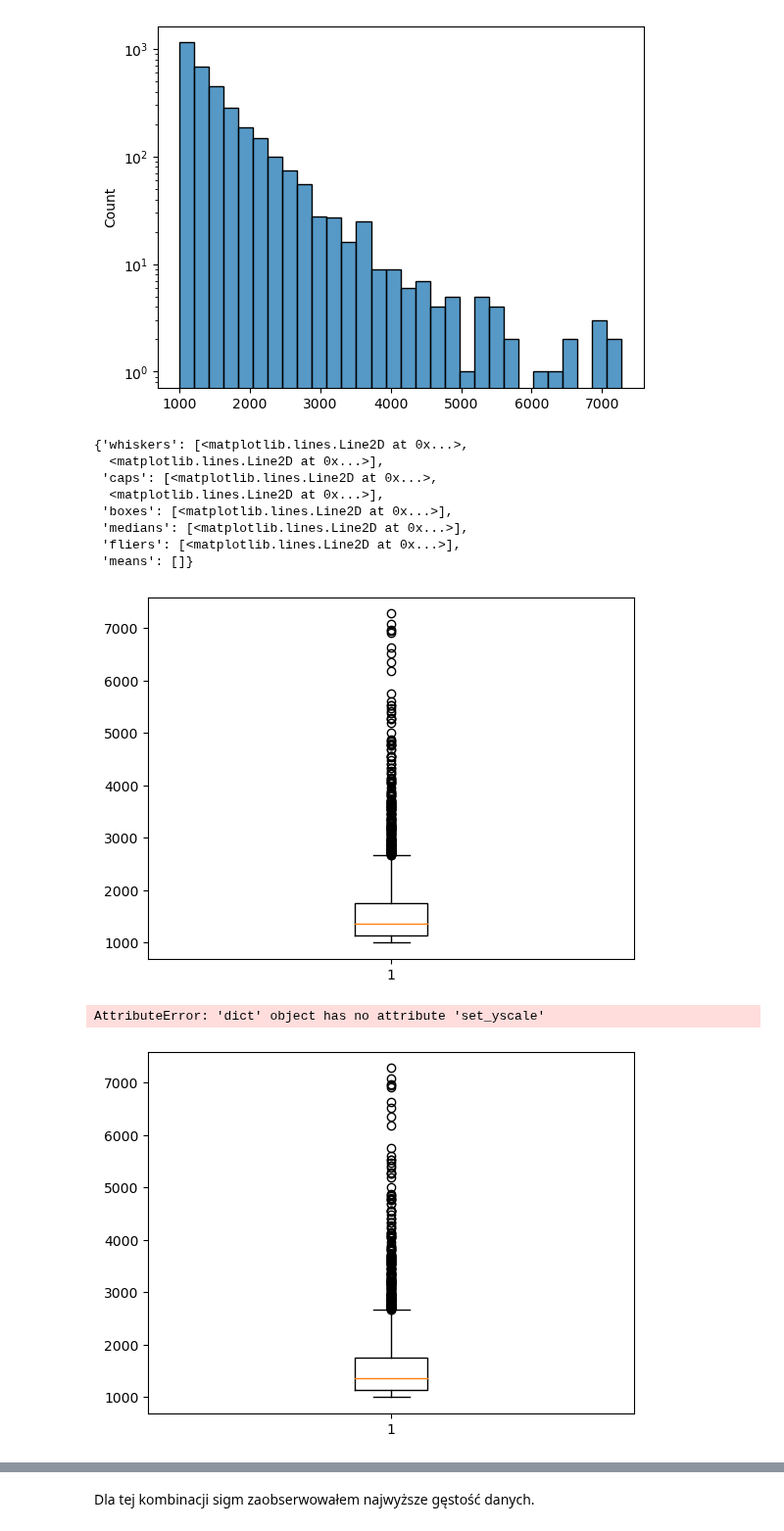
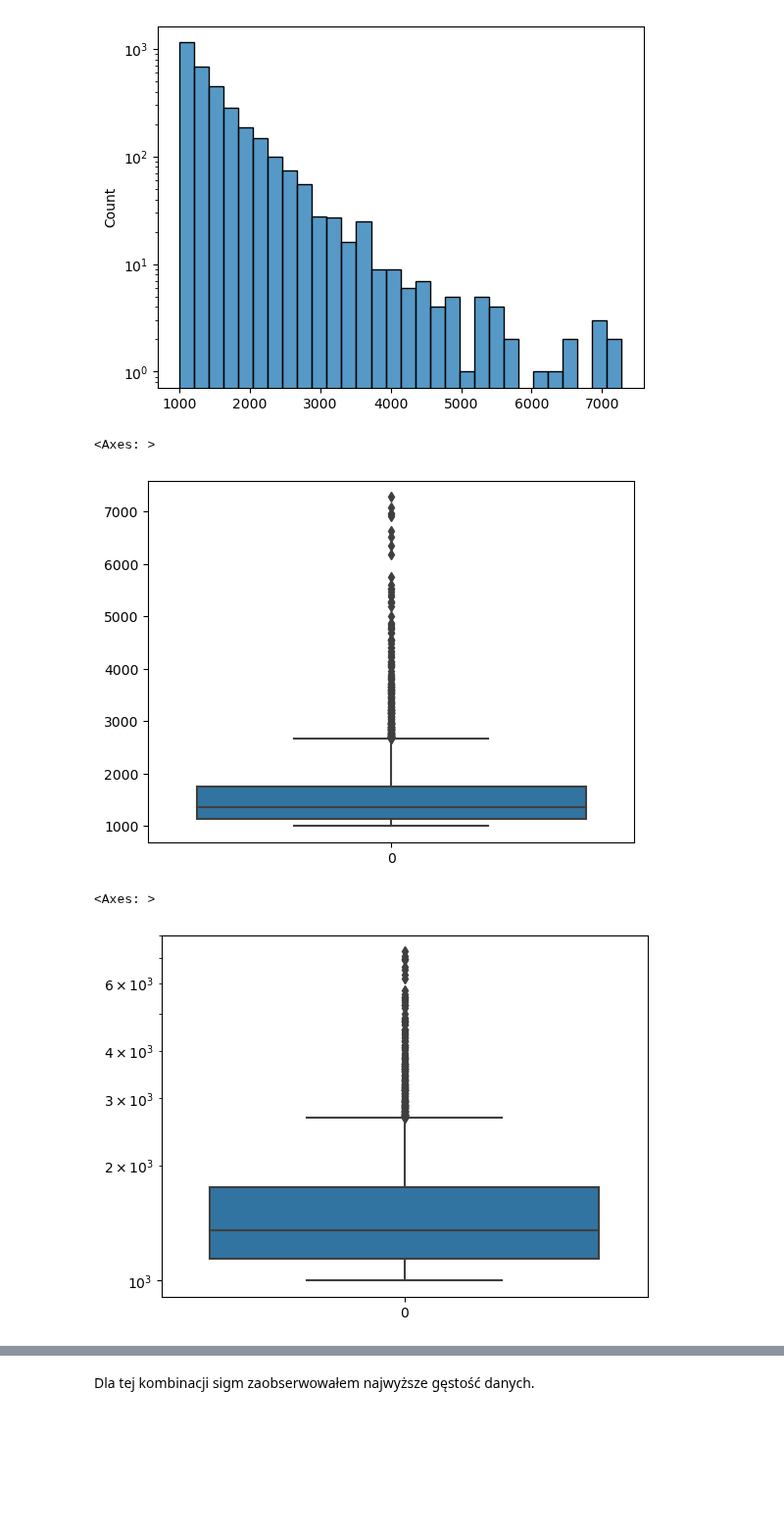
Before and after one commit to akbuchowicz/WB_OLX, a Jupyter notebook: OXL (2).ipynb, the cells around one changed output, grey strips where cells are left out. Shown at 98% size. Cells and saved outputs as stored; diff of their text form; code cells hidden in the pictures; blank space fills up the shorter version.

```diff
--- a/OXL (2).ipynb
+++ b/OXL (2).ipynb
@@ -316,5 +306,7 @@ Pozbywamy się outlierów korzystając z metody 9 sigm.
 # %%
-items_to_keep = popular_items[popular_items <= popular_items.mean() + 9*popular_items.std()].index
-df = df[df['item'].isin(items_to_keep)]
+item_interaction_counts = df['item'].value_counts()
+popular_item = item_interaction_counts[item_interaction_counts >= 1000]
+items_to_keep = popular_item[popular_item <= popular_item.mean() + 9*popular_item.std()].index
+df = df[df['item'].isin(items_to_keep)].reset_index(drop=True)
 # %%
 n_events_per_item = df.groupby('item').size()
@@ -347,21 +329,14 @@ h2
 <Axes: ylabel='Count'>
 [figure]
 # %%
-plt.boxplot(n_events_per_item)
+sns.boxplot(n_events_per_item.values)
 # %% [output]
-{'whiskers': [<matplotlib.lines.Line2D at 0x...>,
-  <matplotlib.lines.Line2D at 0x...>],
- 'caps': [<matplotlib.lines.Line2D at 0x...>,
-  <matplotlib.lines.Line2D at 0x...>],
- 'boxes': [<matplotlib.lines.Line2D at 0x...>],
- 'medians': [<matplotlib.lines.Line2D at 0x...>],
- 'fliers': [<matplotlib.lines.Line2D at 0x...>],
- 'means': []}
+<Axes: >
-[figure, old version]
+[figure, new version]
 # %%
-h4 = plt.boxplot(n_events_per_item)
+h4 = sns.boxplot(n_events_per_item.values)
 h4.set_yscale('log')
 h4
 # %% [output]
-AttributeError: 'dict' object has no attribute 'set_yscale'
+<Axes: >
-[figure, old version]
+[figure, new version]
```
Also changed, not shown: parts of 66 cells of this notebook.
